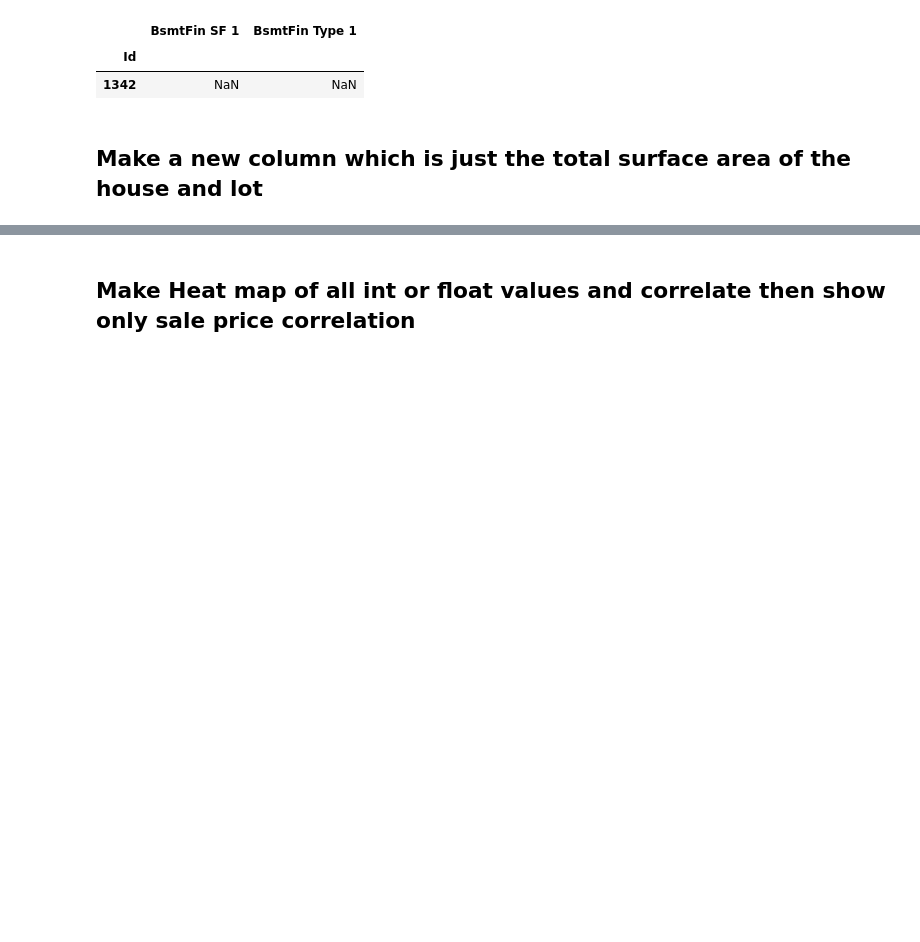
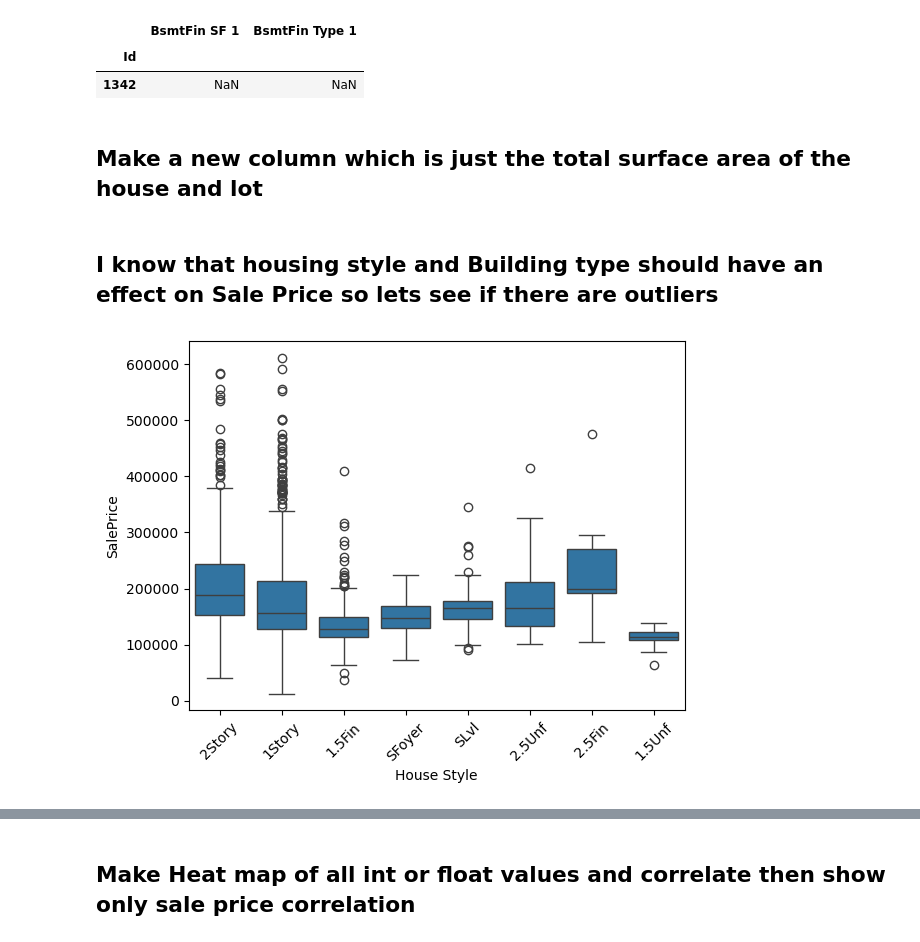
Before and after one commit to grahamjh99/Project-1-Ames-Housing, a Jupyter notebook: Project 2 Graham.ipynb, the cells around one changed output, grey strips where cells are left out. Cells and saved outputs as stored; diff of their text form; code cells hidden in the pictures; blank space fills up the shorter version.

```diff
--- a/Project 2 Graham.ipynb
+++ b/Project 2 Graham.ipynb
@@ -174,3 +174,10 @@ test[['BsmtFin SF 1','BsmtFin SF 2','Bsmt Unf SF','Total Bsmt SF','Bsmt Full Bat
 # %%
 df['totalsf'] = df['Pool Area']+df['Wood Deck SF']+ df['Open Porch SF']+df['Lot Area']+df['Enclosed Porch']+df['3Ssn Porch']+ df['Screen Porch']+df['Total Bsmt SF']+df['Gr Liv Area']+df['Garage Area']
 test['totalsf'] = test['Pool Area']+test['Wood Deck SF']+ test['Open Porch SF']+test['Lot Area']+test['Enclosed Porch']+test['3Ssn Porch']+ test['Screen Porch']+test['Total Bsmt SF']+test['Gr Liv Area']+test['Garage Area']
+# %% [markdown]
+## I know that housing style and Building type should have an effect on Sale Price so lets see if there are outliers
+# %%
+sns.boxplot(x='House Style', y='SalePrice', data=df)
+plt.xticks(rotation=45);
+# %% [output]
+[figure, added]
```
Also changed, not shown: parts of 28 cells of this notebook, 2 other files.
